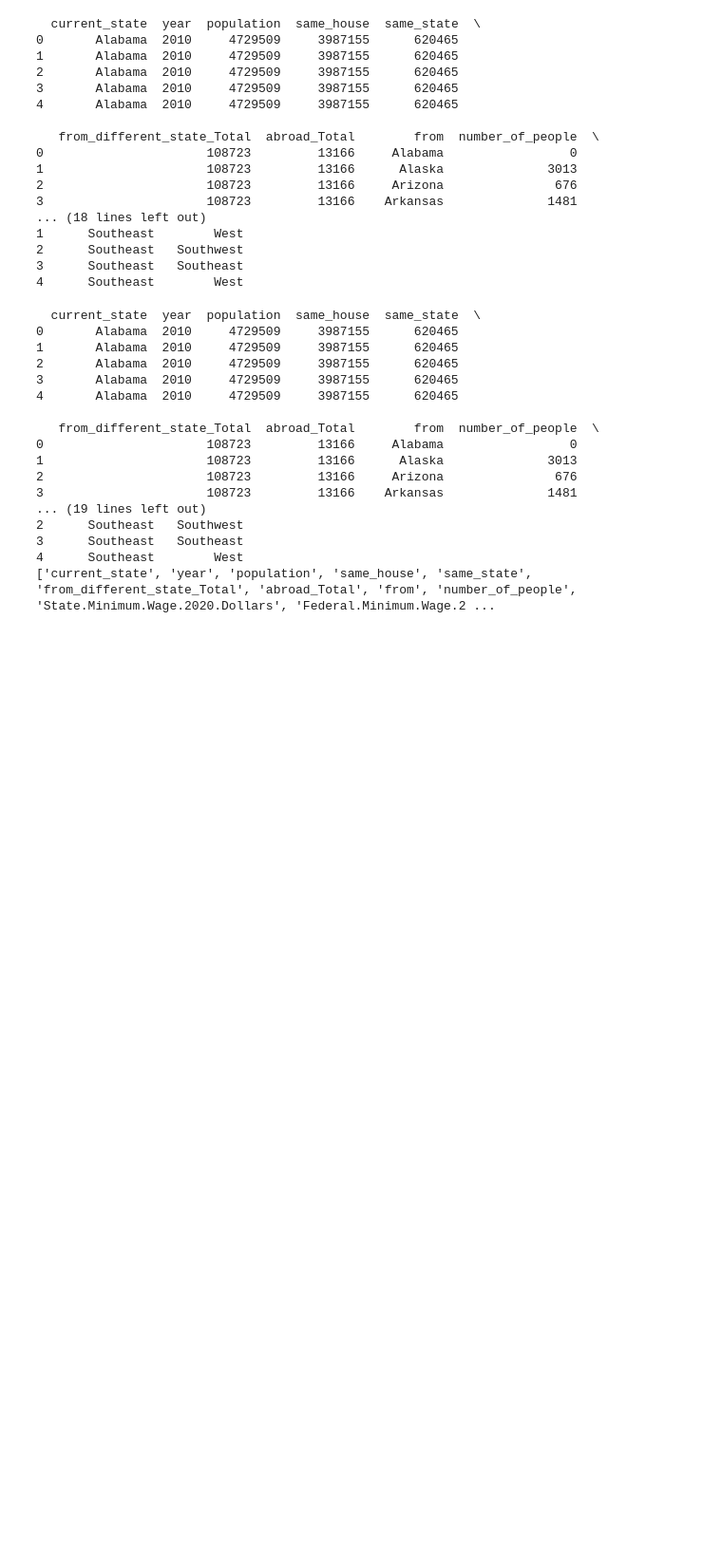
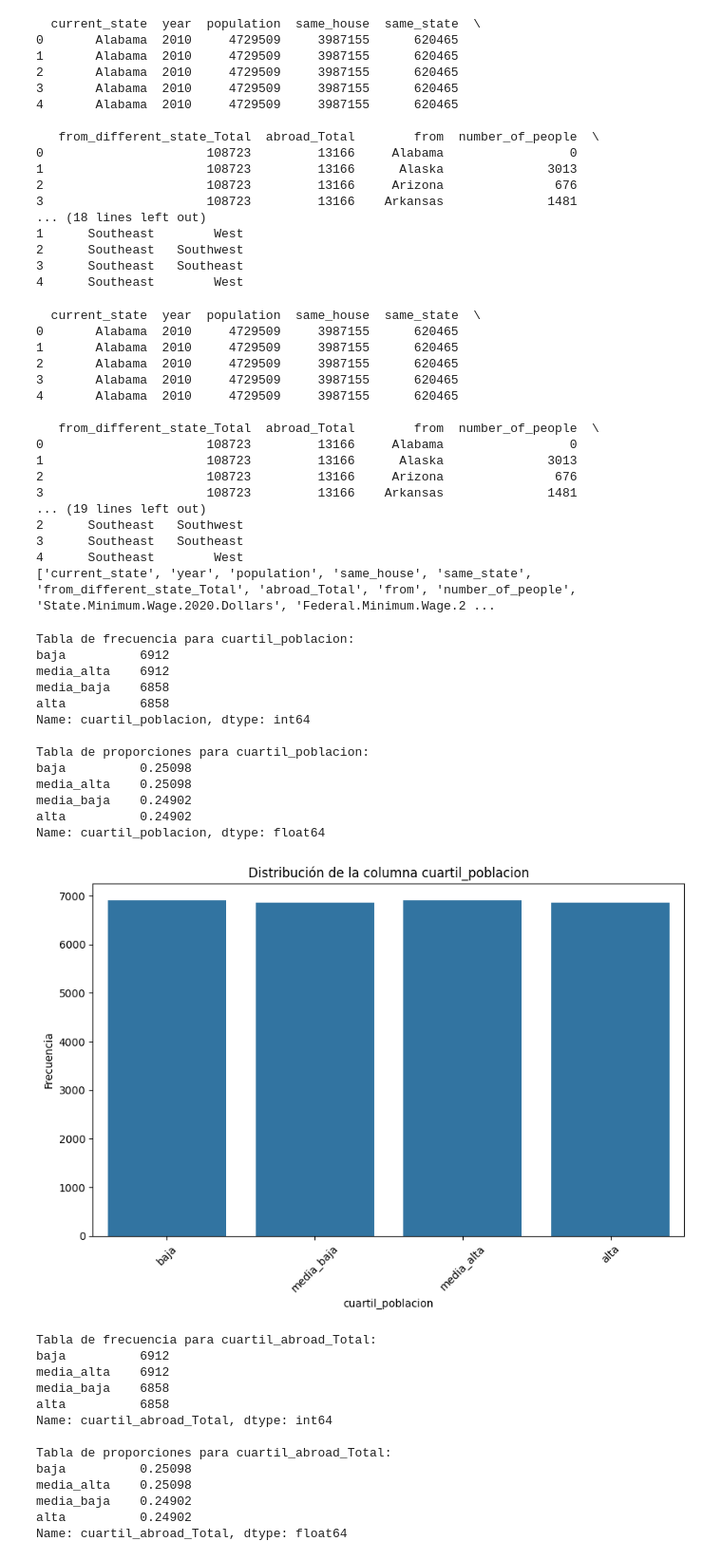
Before and after one commit to FabianJuarez182/Proyecto._Analisis_Exploratorio_MD, a Jupyter notebook: analisis_exploratorio.ipynb, the cells around one changed output. Shown at 95% size. Saved outputs shown, nothing was run; the diff lists cells and outputs as text; code cells hidden in the pictures; blank space fills up the shorter version.

Commit message:
gráficos de barras y tablas de frecuencia y proporción (categóricas)

```diff
--- a/analisis_exploratorio.ipynb
+++ b/analisis_exploratorio.ipynb
@@ -252,3 +252,52 @@ print(data_Frame_final.head())
 3      Southeast   Southeast
 4      Southeast        West
 ['current_state', 'year', 'population', 'same_house', 'same_state', 'from_different_state_Total', 'abroad_Total', 'from', 'number_of_people', 'State.Minimum.Wage.2020.Dollars', 'Federal.Minimum.Wage.2 ...
+# %%
+categorical_columns = ['cuartil_poblacion', 'cuartil_abroad_Total', 'current_region', 'from_region']
+
+# Crear gráficos de barras y tablas de frecuencia y proporción para cada columna categórica
+for column in categorical_columns:
+    # Tabla de frecuencia
+    freq_table = data_Frame_final[column].value_counts()
+    print(f'Tabla de frecuencia para {column}:\n{freq_table}\n')
+
+    # Tabla de proporción
+    prop_table = data_Frame_final[column].value_counts(normalize=True)
+    print(f'Tabla de proporciones para {column}:\n{prop_table}\n')
+
+    # Gráfico de barras
+    plt.figure(figsize=(10, 6))
+    sns.barplot(x=freq_table.index, y=freq_table.values)
+    plt.title(f'Distribución de la columna {column}')
+    plt.ylabel('Frecuencia')
+    plt.xlabel(column)
+    plt.xticks(rotation=45)
+    plt.show()
+# %% [output]
+Tabla de frecuencia para cuartil_poblacion:
+baja          6912
+media_alta    6912
+media_baja    6858
+alta          6858
+Name: cuartil_poblacion, dtype: int64
+
+Tabla de proporciones para cuartil_poblacion:
+baja          0.25098
+media_alta    0.25098
+media_baja    0.24902
+alta          0.24902
+Name: cuartil_poblacion, dtype: float64
+[figure, added]
+Tabla de frecuencia para cuartil_abroad_Total:
+baja          6912
+media_alta    6912
+media_baja    6858
+alta          6858
+Name: cuartil_abroad_Total, dtype: int64
+
+Tabla de proporciones para cuartil_abroad_Total:
+baja          0.25098
+media_alta    0.25098
+media_baja    0.24902
+alta          0.24902
+Name: cuartil_abroad_Total, dtype: float64
```
Also changed, not shown: parts of 1 cell of this notebook.
